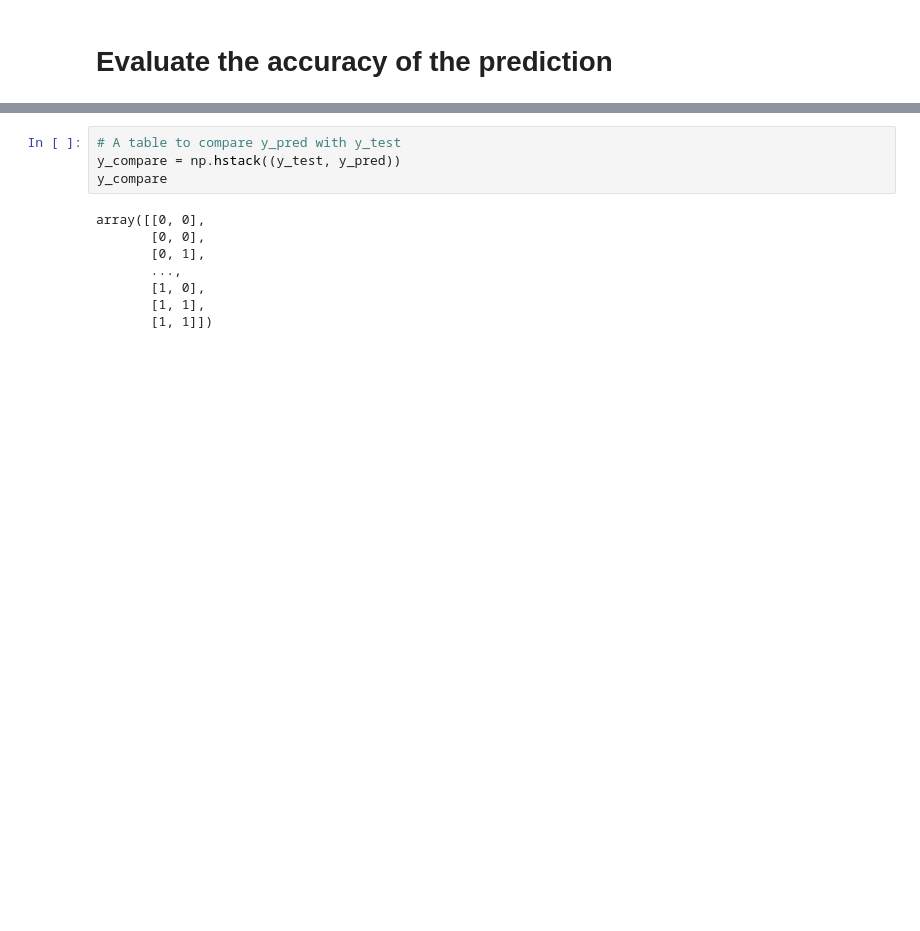
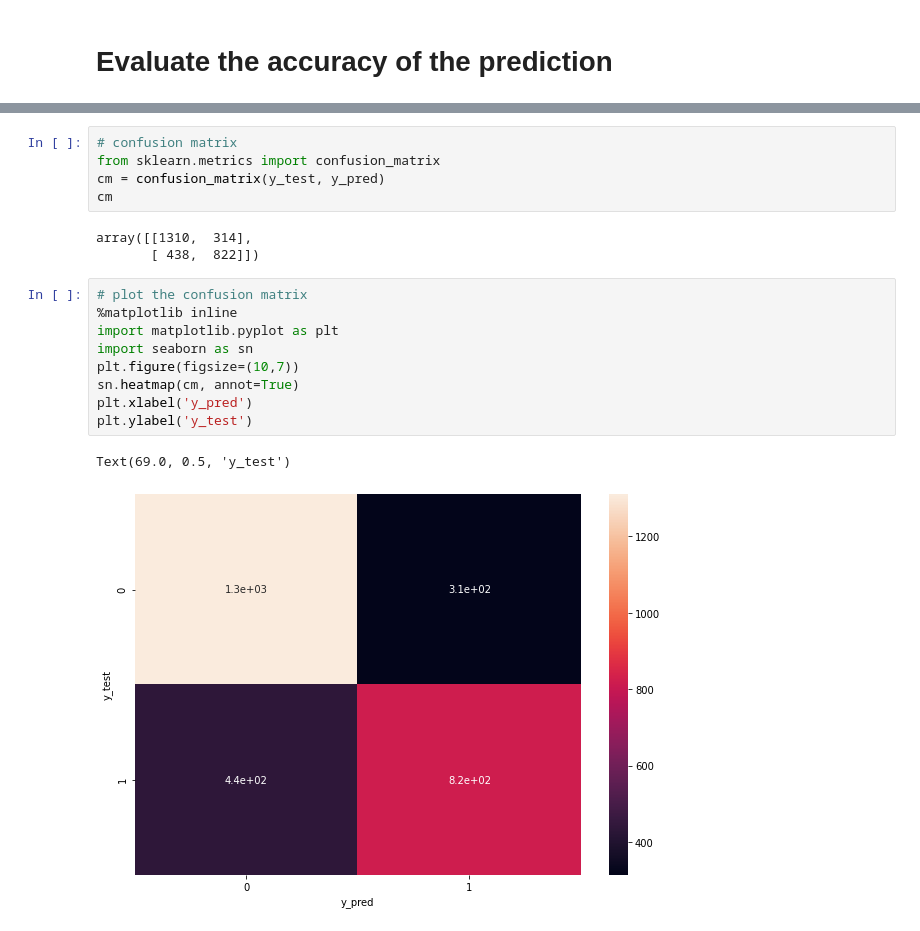
Before and after one commit to BIGBOSS-FOX/CS-513-Final-Project-Job-Termination-Classification, a Jupyter notebook: ANN_Final_Project_Daoyuan_Chen_&_Haopeng_Hu.ipynb, the cells around one changed output, grey strips where cells are left out. Saved outputs shown, nothing was run; the diff lists cells and outputs as text; blank space fills up the shorter version.

```diff
--- a/ANN_Final_Project_Daoyuan_Chen_&_Haopeng_Hu.ipynb
+++ b/ANN_Final_Project_Daoyuan_Chen_&_Haopeng_Hu.ipynb
@@ -308,15 +319,23 @@ array([[0],
        [0],
        [1],
        [1]], dtype=int32)
-# %%
-# A table to compare y_pred with y_test
-y_compare = np.hstack((y_test, y_pred))
-y_compare
-# %% [output]
-array([[0, 0],
-       [0, 0],
-       [0, 1],
-       ...,
-       [1, 0],
-       [1, 1],
-       [1, 1]])
+# %%
+# confusion matrix
+from sklearn.metrics import confusion_matrix
+cm = confusion_matrix(y_test, y_pred)
+cm
+# %% [output]
+array([[1310,  314],
+       [ 438,  822]])
+# %%
+# plot the confusion matrix
+%matplotlib inline
+import matplotlib.pyplot as plt
+import seaborn as sn
+plt.figure(figsize=(10,7))
+sn.heatmap(cm, annot=True)
+plt.xlabel('y_pred')
+plt.ylabel('y_test')
+# %% [output]
+Text(69.0, 0.5, 'y_test')
+[figure, added]
```
Also changed, not shown: parts of 11 cells of this notebook.
